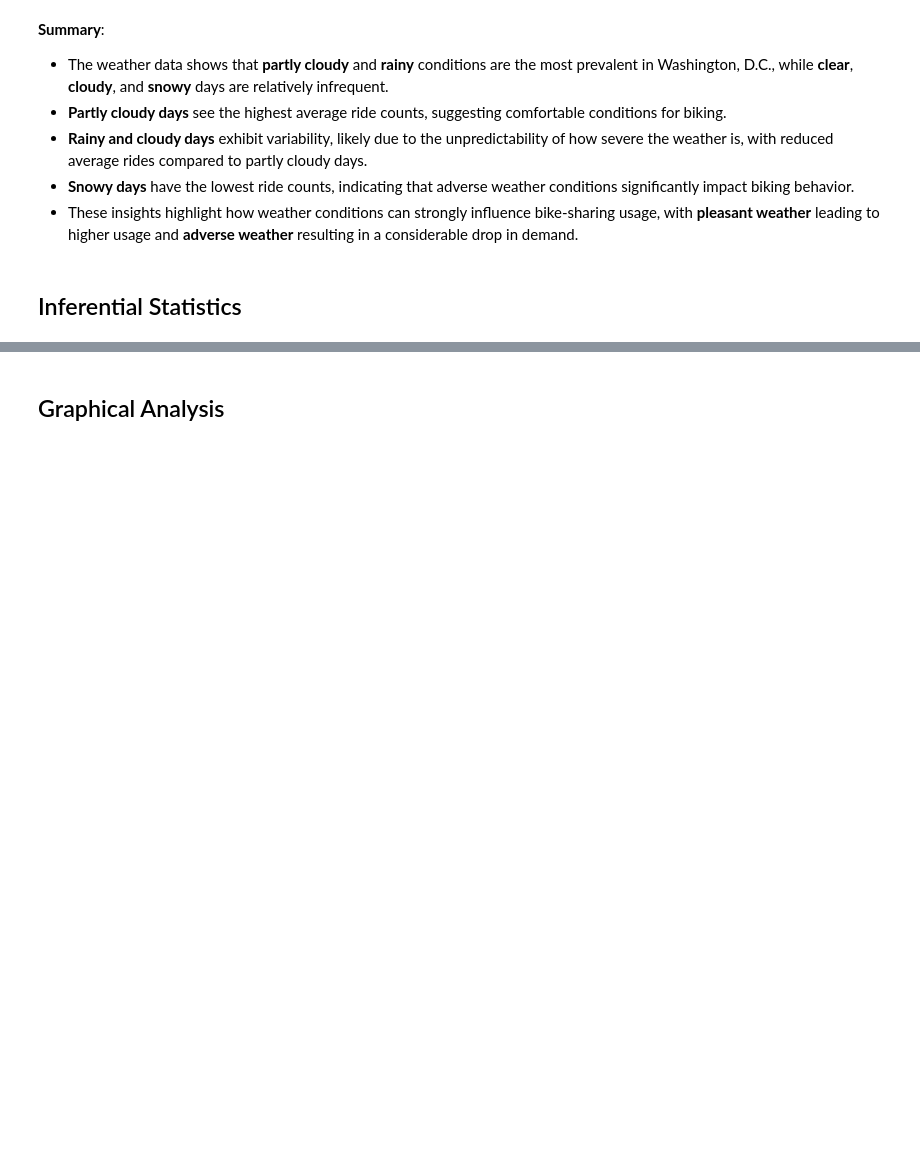
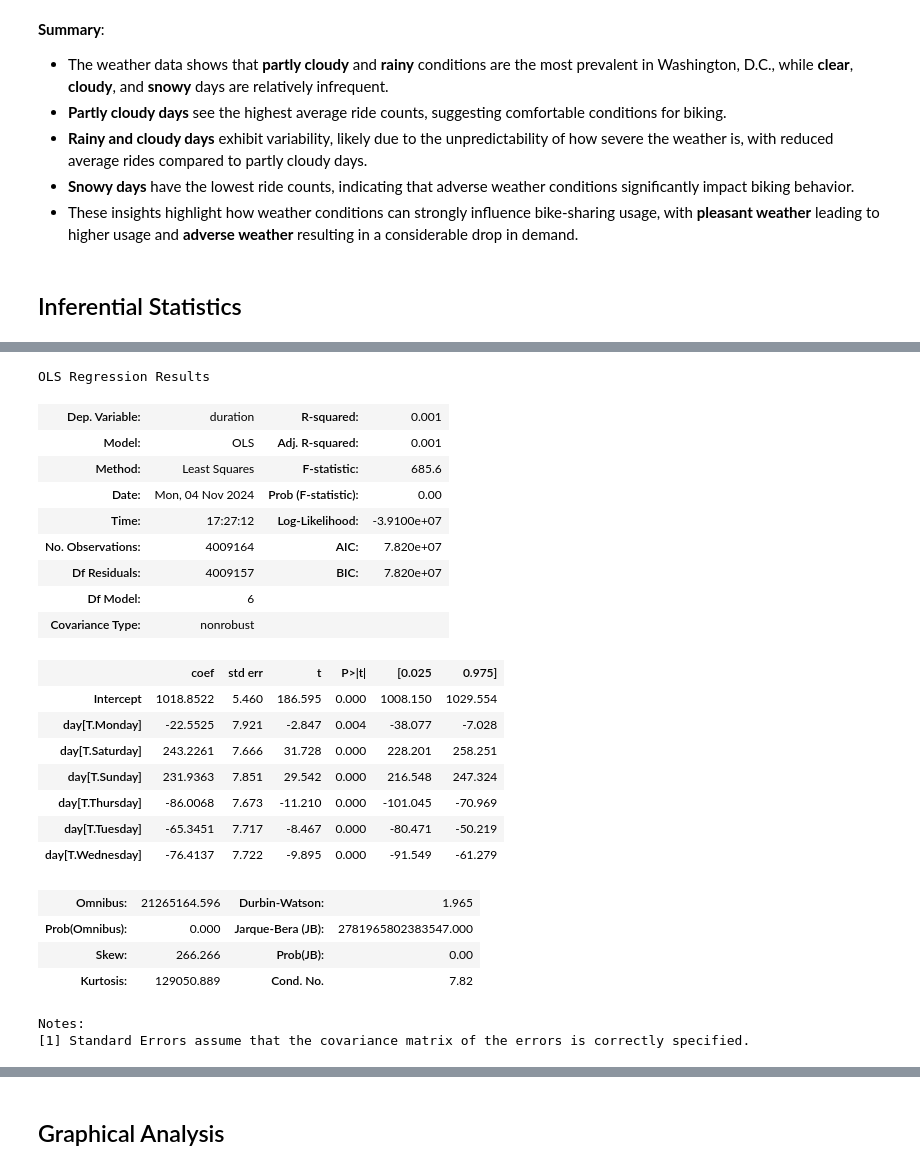
Before and after one commit to Will-Wei7/User-Clustering-on-Capital-bikeshare-dataset, a Jupyter notebook: Project Part II- Analysis.ipynb, the cells around one changed output, grey strips where cells are left out. Drawn from its saved outputs; the diff is of its cells as text; code cells hidden in the pictures; blank space fills up the shorter version.

```diff
--- a/Project Part II- Analysis.ipynb
+++ b/Project Part II- Analysis.ipynb
@@ -339,0 +476,29 @@ Notes:
+# %%
+model = smf.ols('duration ~ day', data=df).fit()
+table = sm.stats.anova_lm(model, typ=1) # Type 1 ANOVA DataFrame
+model.summary()
+# %% [output]
+OLS Regression Results
+| Dep. Variable: | duration | R-squared: | 0.001 |
+| Model: | OLS | Adj. R-squared: | 0.001 |
+| Method: | Least Squares | F-statistic: | 685.6 |
+| Date: | Mon, 04 Nov 2024 | Prob (F-statistic): | 0.00 |
+| Time: | 17:27:12 | Log-Likelihood: | -3.9100e+07 |
+| No. Observations: | 4009164 | AIC: | 7.820e+07 |
+| Df Residuals: | 4009157 | BIC: | 7.820e+07 |
+| Df Model: | 6 |  |  |
+| Covariance Type: | nonrobust |  |  |
+|  | coef | std err | t | P>|t| | [0.025 | 0.975] |
+| Intercept | 1018.8522 | 5.460 | 186.595 | 0.000 | 1008.150 | 1029.554 |
+| day[T.Monday] | -22.5525 | 7.921 | -2.847 | 0.004 | -38.077 | -7.028 |
+| day[T.Saturday] | 243.2261 | 7.666 | 31.728 | 0.000 | 228.201 | 258.251 |
+| day[T.Sunday] | 231.9363 | 7.851 | 29.542 | 0.000 | 216.548 | 247.324 |
+| day[T.Thursday] | -86.0068 | 7.673 | -11.210 | 0.000 | -101.045 | -70.969 |
+| day[T.Tuesday] | -65.3451 | 7.717 | -8.467 | 0.000 | -80.471 | -50.219 |
+| day[T.Wednesday] | -76.4137 | 7.722 | -9.895 | 0.000 | -91.549 | -61.279 |
+| Omnibus: | 21265164.596 | Durbin-Watson: | 1.965 |
+| Prob(Omnibus): | 0.000 | Jarque-Bera (JB): | 2781965802383547.000 |
+| Skew: | 266.266 | Prob(JB): | 0.00 |
+| Kurtosis: | 129050.889 | Cond. No. | 7.82 |
+Notes:
+[1] Standard Errors assume that the covariance matrix of the errors is correctly specified.
```
Also changed, not shown: parts of 18 cells of this notebook, 1 other file.
